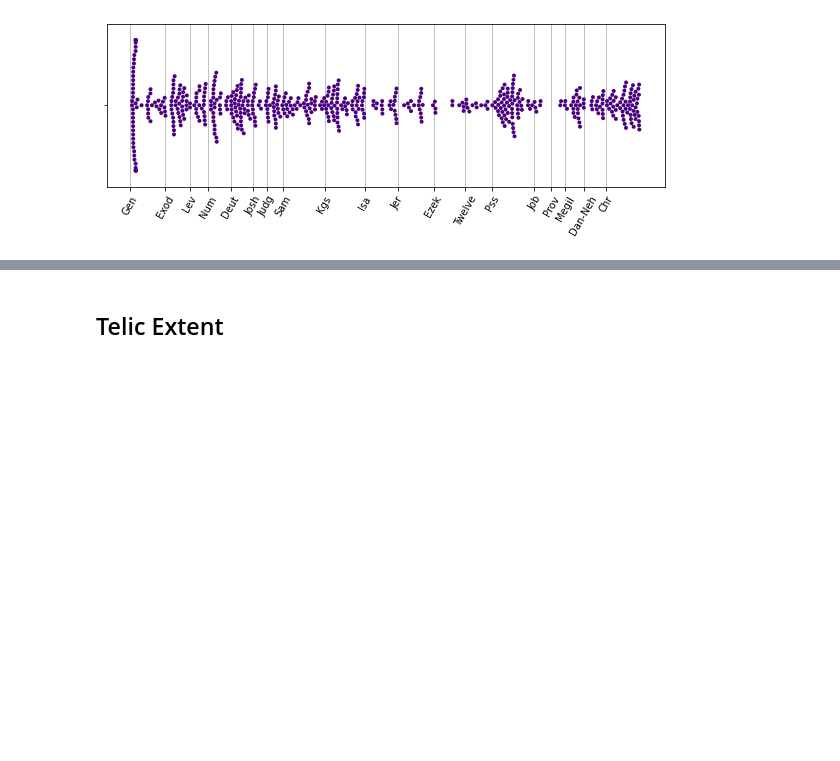
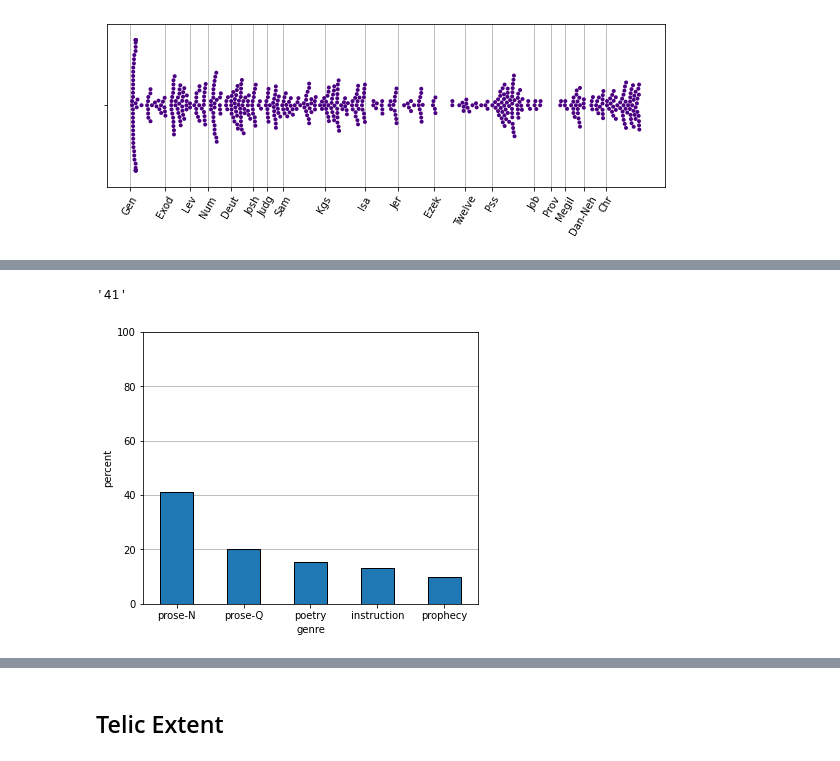
Before and after one commit to CambridgeSemiticsLab/BH_time_collocations, a Jupyter notebook: workflow/notebooks/analysis/sem_distribution.ipynb, the cells around one changed output, grey strips where cells are left out. Cells and saved outputs as stored; diff of their text form; code cells hidden in the pictures; blank space fills up the shorter version.

```diff
--- a/workflow/notebooks/analysis/sem_distribution.ipynb
+++ b/workflow/notebooks/analysis/sem_distribution.ipynb
@@ -872,0 +900,10 @@ out.plot(
+# %%
+atelext_gen_ct = atel_df.main_genre.value_counts()
+atelext_gen_pr = atelext_gen_ct / atelext_gen_ct.sum()
+atelext_gen_cp = join_ct_pr(atelext_gen_ct, atelext_gen_pr)
+
+out.table(
+    atelext_gen_cp,
+    'atelext_gen_cp',
+    caption='Genre Counts for Atelic Extent',
+)
@@ -872,0 +917,22 @@ out.plot(
+# %%
+out.number(
+    atelext_gen_pr['prose-N']*100,
+    'atelext_proseN_pc'
+)
+# %% [output]
+'41'
+# %%
+fig, ax = plt.subplots(figsize=(6, 5))
+data = atelext_gen_pr.mul(100)
+data.plot(kind='bar', ax=ax, edgecolor='black')
+ax.set_ylabel('percent')
+ax.set_xlabel('genre')
+ax.set_xticklabels(ax.get_xticklabels(), rotation=0)
+ax.grid(axis='y')
+ax.set_axisbelow(True)
+ax.set_ylim(0, 100)
+out.plot(
+    'bar_atelext_genre'
+)
+# %% [output]
+[figure, added]
```
Also changed, not shown: parts of 11 cells of this notebook, 20 other files.
